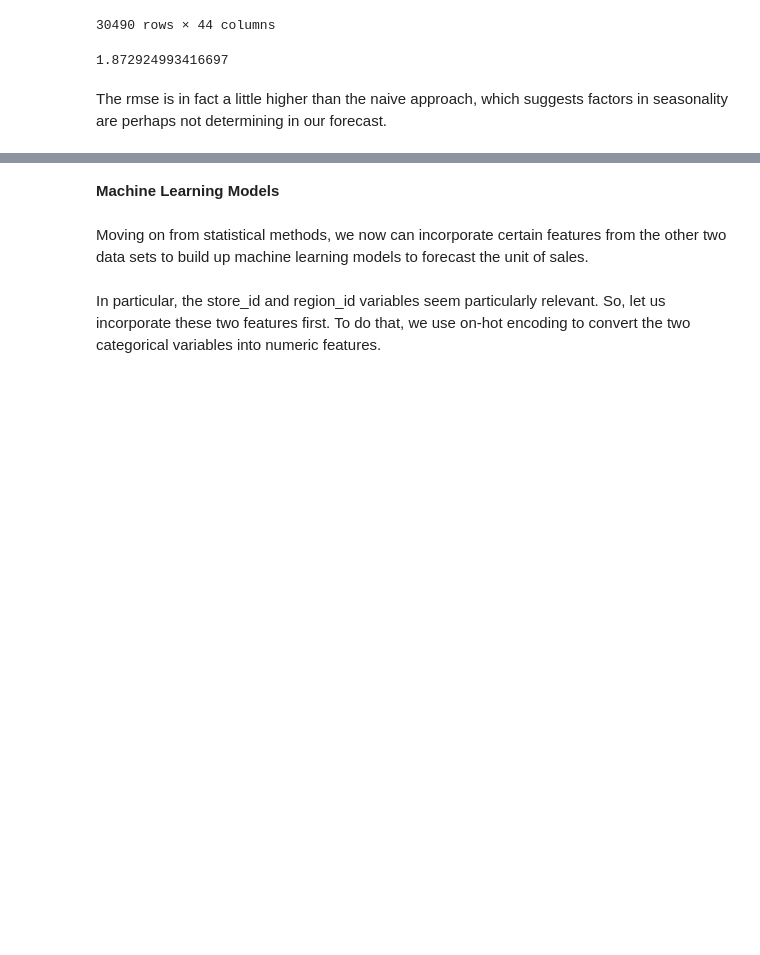
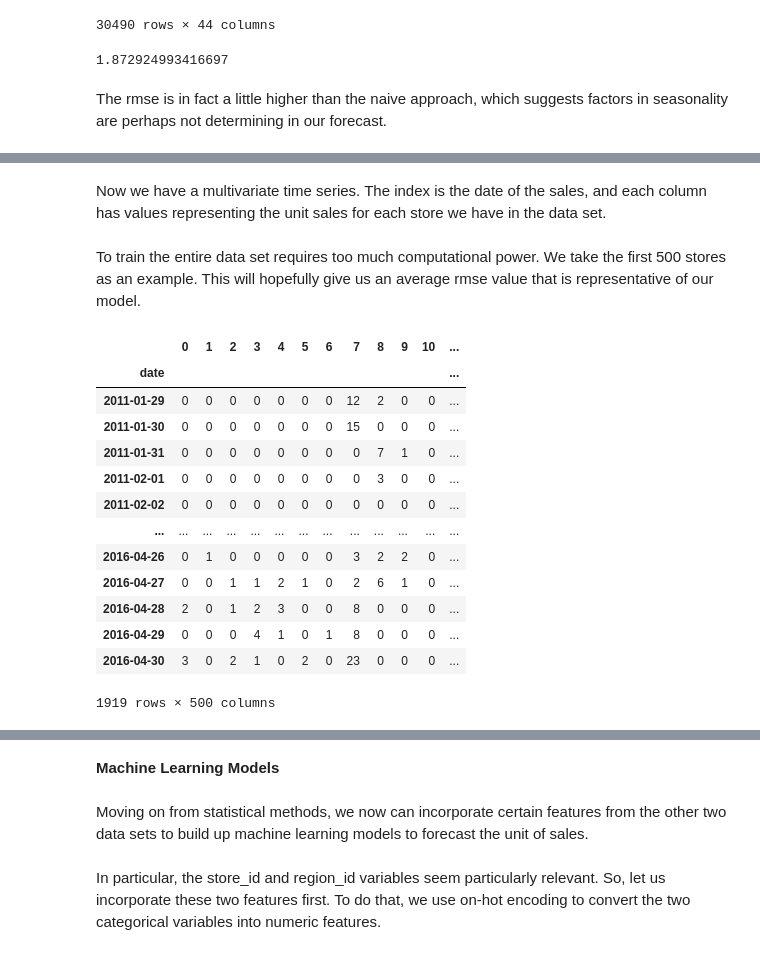
Before and after one commit to taoo0316/Applied-Data-Science, a Jupyter notebook: final project/YSC4224_Final_Project.ipynb, the cells around one changed output, grey strips where cells are left out. Saved outputs shown, nothing was run; the diff lists cells and outputs as text; code cells hidden in the pictures; blank space fills up the shorter version.

```diff
--- a/final project/YSC4224_Final_Project.ipynb
+++ b/final project/YSC4224_Final_Project.ipynb
@@ -405,0 +453,22 @@ The rmse is in fact a little higher than the naive approach, which suggests fact
+# %% [markdown]
+Now we have a multivariate time series. The index is the date of the sales, and each column has values representing the unit sales for each store we have in the data set.
+# %% [markdown]
+To train the entire data set requires too much computational power. We take the first 500 stores as an example. This will hopefully give us an average rmse value that is representative of our model.
+# %%
+first_500_sales = sales_time_series.iloc[:, :500]
+first_500_sales
+# %% [output]
+|  | 0 | 1 | 2 | 3 | 4 | 5 | 6 | 7 | 8 | 9 | 10 | ... |
+| date |  |  |  |  |  |  |  |  |  |  |  | ... |
+| 2011-01-29 | 0 | 0 | 0 | 0 | 0 | 0 | 0 | 12 | 2 | 0 | 0 | ... |
+| 2011-01-30 | 0 | 0 | 0 | 0 | 0 | 0 | 0 | 15 | 0 | 0 | 0 | ... |
+| 2011-01-31 | 0 | 0 | 0 | 0 | 0 | 0 | 0 | 0 | 7 | 1 | 0 | ... |
+| 2011-02-01 | 0 | 0 | 0 | 0 | 0 | 0 | 0 | 0 | 3 | 0 | 0 | ... |
+| 2011-02-02 | 0 | 0 | 0 | 0 | 0 | 0 | 0 | 0 | 0 | 0 | 0 | ... |
+| ... | ... | ... | ... | ... | ... | ... | ... | ... | ... | ... | ... | ... |
+| 2016-04-26 | 0 | 1 | 0 | 0 | 0 | 0 | 0 | 3 | 2 | 2 | 0 | ... |
+| 2016-04-27 | 0 | 0 | 1 | 1 | 2 | 1 | 0 | 2 | 6 | 1 | 0 | ... |
+| 2016-04-28 | 2 | 0 | 1 | 2 | 3 | 0 | 0 | 8 | 0 | 0 | 0 | ... |
+| 2016-04-29 | 0 | 0 | 0 | 4 | 1 | 0 | 1 | 8 | 0 | 0 | 0 | ... |
+| 2016-04-30 | 3 | 0 | 2 | 1 | 0 | 2 | 0 | 23 | 0 | 0 | 0 | ... |
+1919 rows × 500 columns
```
Also changed, not shown: parts of 9 cells of this notebook.
